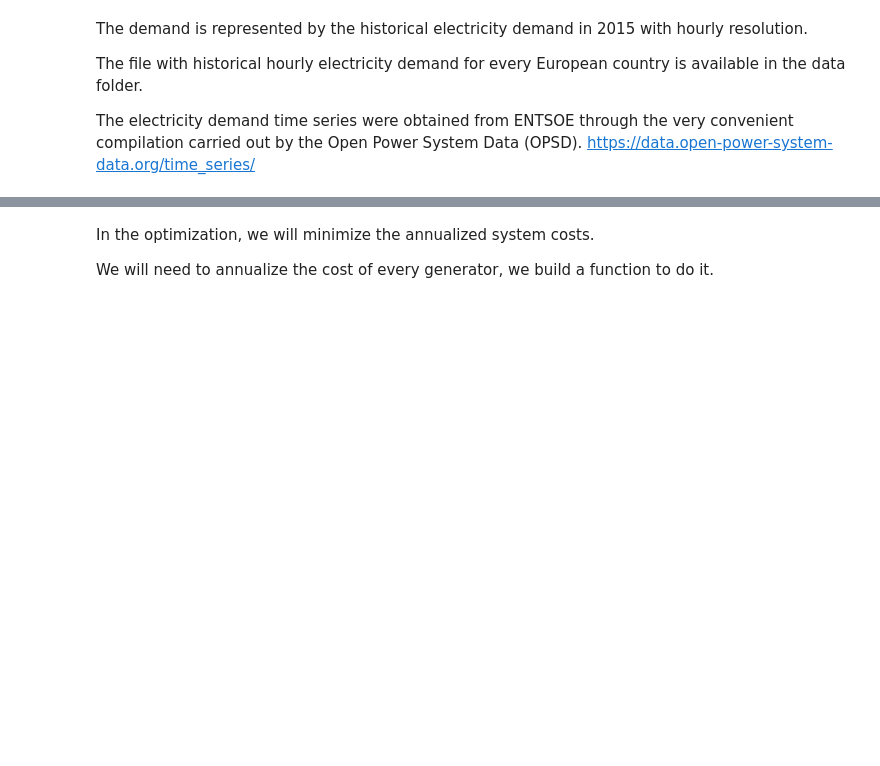
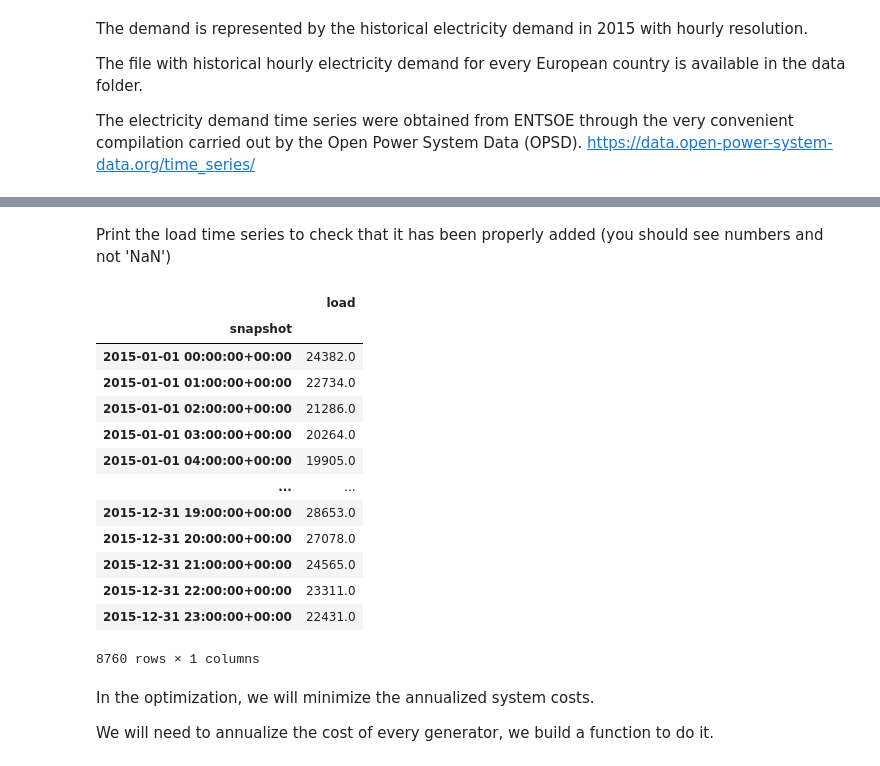
Before and after one commit to martavp/MESM_project, a Jupyter notebook: RES_project.ipynb, the cells around one changed output, grey strips where cells are left out. Drawn from its saved outputs; the diff is of its cells as text; code cells hidden in the pictures; blank space fills up the shorter version.

```diff
--- a/RES_project.ipynb
+++ b/RES_project.ipynb
@@ -43,6 +64,25 @@ network.add("Load",
             "load",
             bus="electricity bus",
             p_set=df_elec['ESP'])
+# %% [markdown]
+Print the load time series to check that it has been properly added (you should see numbers and not 'NaN')
+# %%
+network.loads_t.p_set
+# %% [output]
+|  | load |
+| snapshot |  |
+| 2015-01-01 00:00:00+00:00 | 24382.0 |
+| 2015-01-01 01:00:00+00:00 | 22734.0 |
+| 2015-01-01 02:00:00+00:00 | 21286.0 |
+| 2015-01-01 03:00:00+00:00 | 20264.0 |
+| 2015-01-01 04:00:00+00:00 | 19905.0 |
+| ... | ... |
+| 2015-12-31 19:00:00+00:00 | 28653.0 |
+| 2015-12-31 20:00:00+00:00 | 27078.0 |
+| 2015-12-31 21:00:00+00:00 | 24565.0 |
+| 2015-12-31 22:00:00+00:00 | 23311.0 |
+| 2015-12-31 23:00:00+00:00 | 22431.0 |
+8760 rows × 1 columns
 # %% [markdown]
 In the optimization, we will minimize the annualized system costs.
 
```
Also changed, not shown: parts of 19 cells of this notebook, 2 other files.
